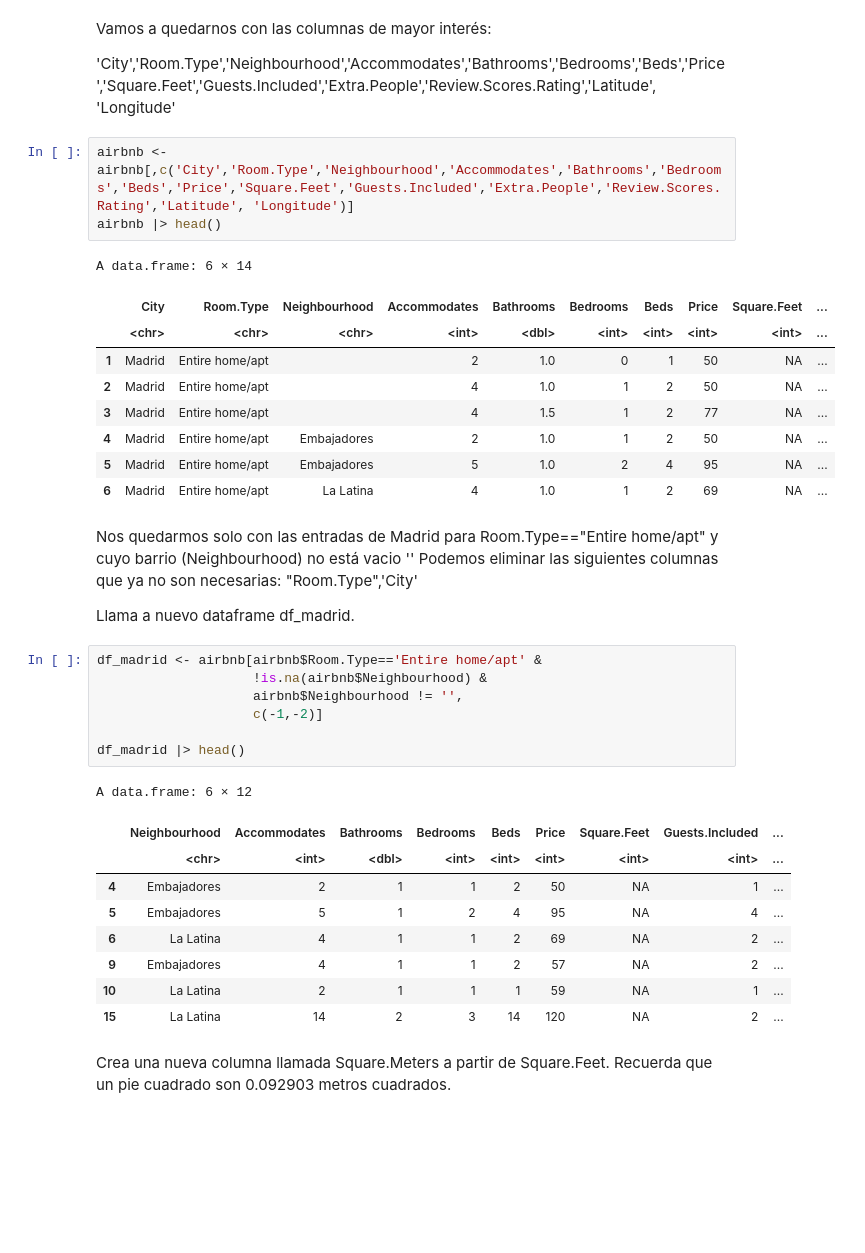
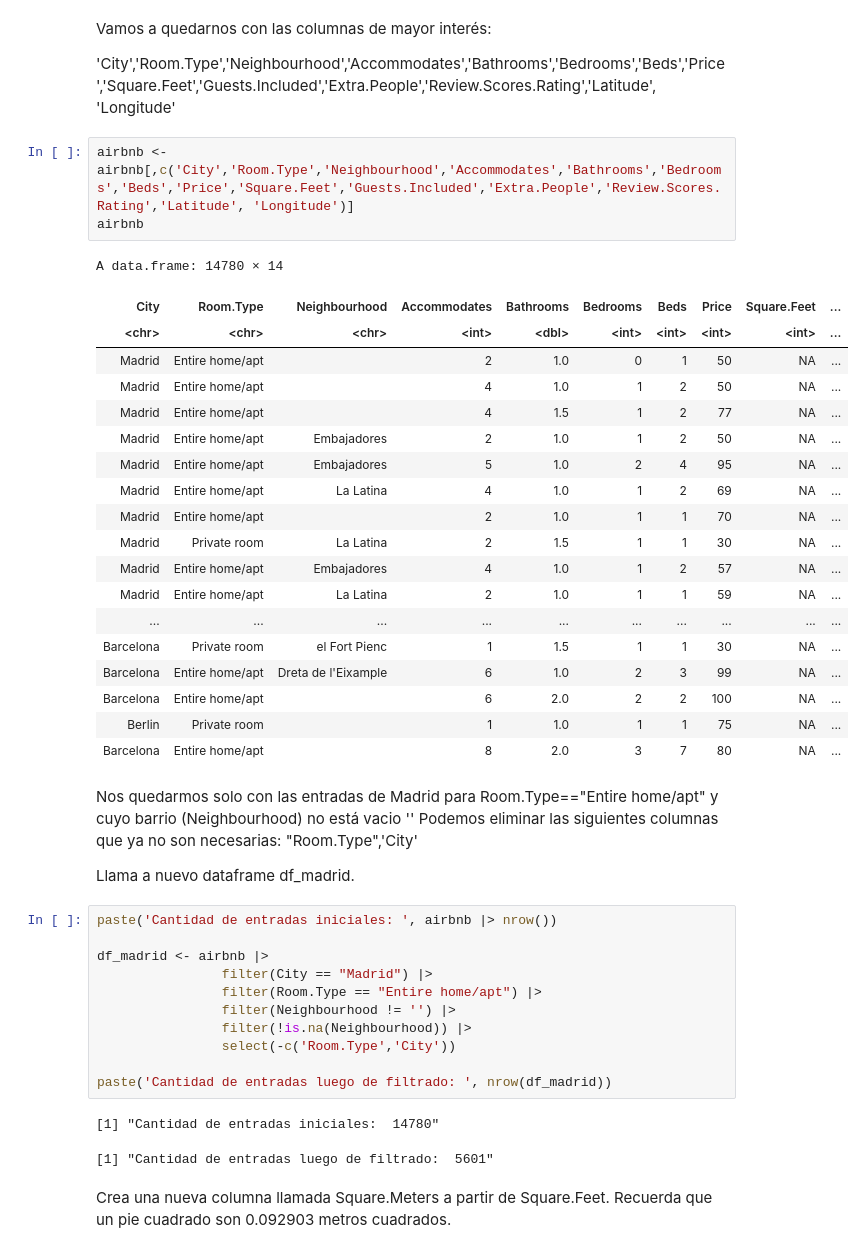
Before and after one commit to bernikrn/data-mining-practica, a Jupyter notebook: Practica-BernardoKoron.ipynb, the cells around one changed output. Cells and saved outputs as stored; diff of their text form; blank space fills up the shorter version.

```diff
--- a/Practica-BernardoKoron.ipynb
+++ b/Practica-BernardoKoron.ipynb
@@ -38,40 +40,47 @@ Vamos a quedarnos con las columnas de mayor interés:
 'City','Room.Type','Neighbourhood','Accommodates','Bathrooms','Bedrooms','Beds','Price','Square.Feet','Guests.Included','Extra.People','Review.Scores.Rating','Latitude', 'Longitude'
 # %%
 airbnb <- airbnb[,c('City','Room.Type','Neighbourhood','Accommodates','Bathrooms','Bedrooms','Beds','Price','Square.Feet','Guests.Included','Extra.People','Review.Scores.Rating','Latitude', 'Longitude')]
-airbnb |> head()
+airbnb
 # %% [output]
-A data.frame: 6 × 14
+A data.frame: 14780 × 14
-|  | City | Room.Type | Neighbourhood | Accommodates | Bathrooms | Bedrooms | Beds | Price | Square.Feet | ... |
-|  | <chr> | <chr> | <chr> | <int> | <dbl> | <int> | <int> | <int> | <int> | ... |
-| 1 | Madrid | Entire home/apt |  | 2 | 1.0 | 0 | 1 | 50 | NA | ... |
-| 2 | Madrid | Entire home/apt |  | 4 | 1.0 | 1 | 2 | 50 | NA | ... |
-| 3 | Madrid | Entire home/apt |  | 4 | 1.5 | 1 | 2 | 77 | NA | ... |
-| 4 | Madrid | Entire home/apt | Embajadores | 2 | 1.0 | 1 | 2 | 50 | NA | ... |
-| 5 | Madrid | Entire home/apt | Embajadores | 5 | 1.0 | 2 | 4 | 95 | NA | ... |
-| 6 | Madrid | Entire home/apt | La Latina | 4 | 1.0 | 1 | 2 | 69 | NA | ... |
+| City | Room.Type | Neighbourhood | Accommodates | Bathrooms | Bedrooms | Beds | Price | Square.Feet | ... |
+| <chr> | <chr> | <chr> | <int> | <dbl> | <int> | <int> | <int> | <int> | ... |
+| Madrid | Entire home/apt |  | 2 | 1.0 | 0 | 1 | 50 | NA | ... |
+| Madrid | Entire home/apt |  | 4 | 1.0 | 1 | 2 | 50 | NA | ... |
+| Madrid | Entire home/apt |  | 4 | 1.5 | 1 | 2 | 77 | NA | ... |
+| Madrid | Entire home/apt | Embajadores | 2 | 1.0 | 1 | 2 | 50 | NA | ... |
+| Madrid | Entire home/apt | Embajadores | 5 | 1.0 | 2 | 4 | 95 | NA | ... |
+| Madrid | Entire home/apt | La Latina | 4 | 1.0 | 1 | 2 | 69 | NA | ... |
+| Madrid | Entire home/apt |  | 2 | 1.0 | 1 | 1 | 70 | NA | ... |
+| Madrid | Private room | La Latina | 2 | 1.5 | 1 | 1 | 30 | NA | ... |
+| Madrid | Entire home/apt | Embajadores | 4 | 1.0 | 1 | 2 | 57 | NA | ... |
+| Madrid | Entire home/apt | La Latina | 2 | 1.0 | 1 | 1 | 59 | NA | ... |
+| ... | ... | ... | ... | ... | ... | ... | ... | ... | ... |
+| Barcelona | Private room | el Fort Pienc | 1 | 1.5 | 1 | 1 | 30 | NA | ... |
+| Barcelona | Entire home/apt | Dreta de l'Eixample | 6 | 1.0 | 2 | 3 | 99 | NA | ... |
+| Barcelona | Entire home/apt |  | 6 | 2.0 | 2 | 2 | 100 | NA | ... |
+| Berlin | Private room |  | 1 | 1.0 | 1 | 1 | 75 | NA | ... |
+| Barcelona | Entire home/apt |  | 8 | 2.0 | 3 | 7 | 80 | NA | ... |
 # %% [markdown]
 Nos quedarmos solo con las entradas de Madrid para Room.Type=="Entire home/apt" y cuyo barrio (Neighbourhood) no está vacio ''
 Podemos eliminar las siguientes columnas que ya no son necesarias:
 "Room.Type",'City'
 
 Llama a nuevo dataframe df_madrid.
-# %%
-df_madrid <- airbnb[airbnb$Room.Type=='Entire home/apt' &
-                    !is.na(airbnb$Neighbourhood) &
-                    airbnb$Neighbourhood != '',
-                    c(-1,-2)]
-
-df_madrid |> head()
-# %% [output]
-A data.frame: 6 × 12
-|  | Neighbourhood | Accommodates | Bathrooms | Bedrooms | Beds | Price | Square.Feet | Guests.Included | ... |
-|  | <chr> | <int> | <dbl> | <int> | <int> | <int> | <int> | <int> | ... |
-| 4 | Embajadores | 2 | 1 | 1 | 2 | 50 | NA | 1 | ... |
-| 5 | Embajadores | 5 | 1 | 2 | 4 | 95 | NA | 4 | ... |
-| 6 | La Latina | 4 | 1 | 1 | 2 | 69 | NA | 2 | ... |
-| 9 | Embajadores | 4 | 1 | 1 | 2 | 57 | NA | 2 | ... |
-| 10 | La Latina | 2 | 1 | 1 | 1 | 59 | NA | 1 | ... |
-| 15 | La Latina | 14 | 2 | 3 | 14 | 120 | NA | 2 | ... |
+# %%
+paste('Cantidad de entradas iniciales: ', airbnb |> nrow())
+
+df_madrid <- airbnb |>
+                filter(City == "Madrid") |>
+                filter(Room.Type == "Entire home/apt") |>
+                filter(Neighbourhood != '') |>
+                filter(!is.na(Neighbourhood)) |>
+                select(-c('Room.Type','City'))
+
+paste('Cantidad de entradas luego de filtrado: ', nrow(df_madrid))
+# %% [output]
+[1] "Cantidad de entradas iniciales:  14780"
+[1] "Cantidad de entradas luego de filtrado:  5601"
 # %% [markdown]
 Crea una nueva columna llamada Square.Meters a partir de Square.Feet. Recuerda que un pie cuadrado son 0.092903 metros cuadrados.
 # %%
```
Also changed, not shown: parts of 34 cells of this notebook, 1 other file.
